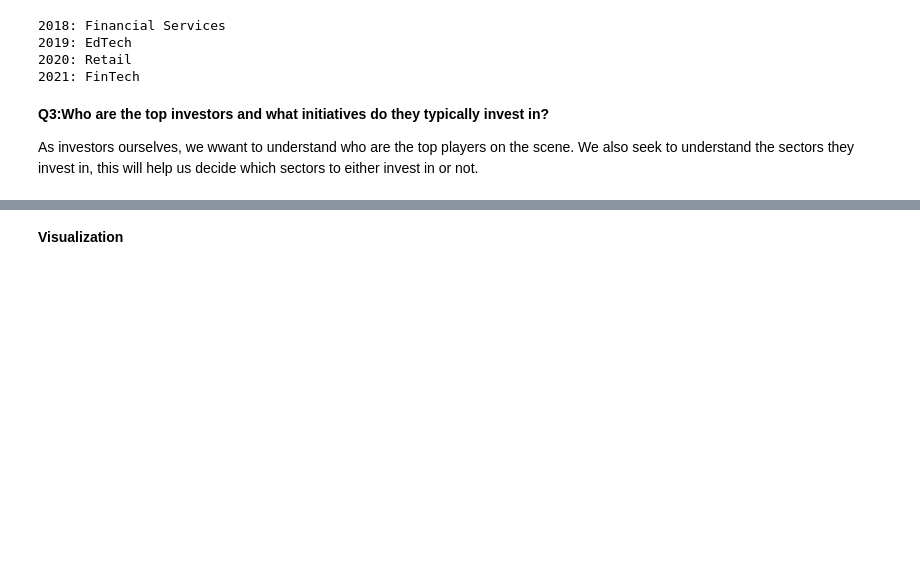
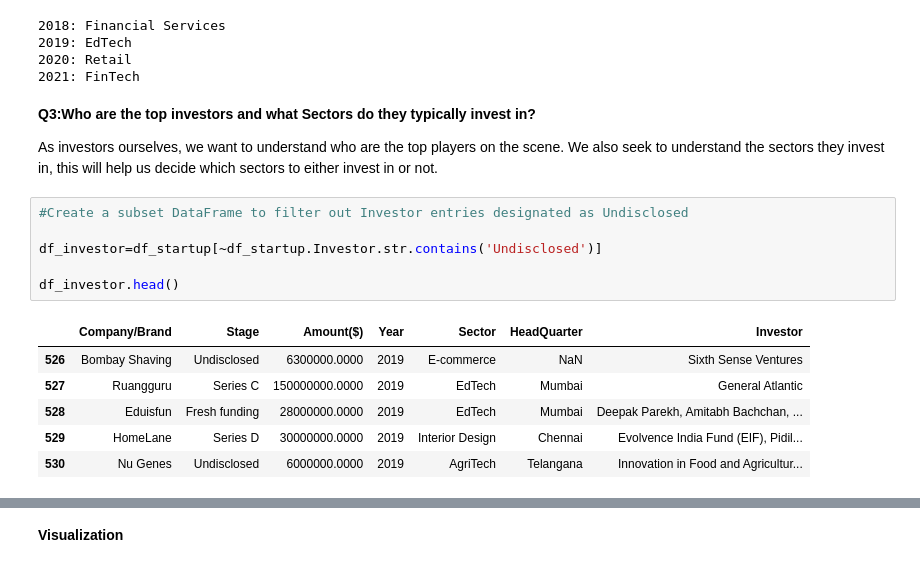
Before and after one commit to musah29/Analysis_of_Indian_Startup_Ecosystem, a Jupyter notebook: BEIJING.ipynb, the cells around one changed output, grey strips where cells are left out. Cells and saved outputs as stored; diff of their text form; blank space fills up the shorter version.

```diff
--- a/BEIJING.ipynb
+++ b/BEIJING.ipynb
@@ -501,8 +515,21 @@ for year, sector in funding_by_year_sector.items():
 2020: Retail
 2021: FinTech
 # %% [markdown]
-<b>Q3:Who are the top investors and what initiatives do they typically invest in?<b>
+<b>Q3:Who are the top investors and what Sectors do they typically invest in?<b>
 
-As investors ourselves, we wwant to understand who are the top players on the scene. We also seek to understand
+As investors ourselves, we want to understand who are the top players on the scene. We also seek to understand
 the sectors they invest in, this will help us decide which sectors to either invest in or not.
+# %%
+#Create a subset DataFrame to filter out Investor entries designated as Undisclosed
+
+df_investor=df_startup[~df_startup.Investor.str.contains('Undisclosed')]
+
+df_investor.head()
+# %% [output]
+|  | Company/Brand | Stage | Amount($) | Year | Sector | HeadQuarter | Investor |
+| 526 | Bombay Shaving | Undisclosed | 6300000.0000 | 2019 | E-commerce | NaN | Sixth Sense Ventures |
+| 527 | Ruangguru | Series C | 150000000.0000 | 2019 | EdTech | Mumbai | General Atlantic |
+| 528 | Eduisfun | Fresh funding | 28000000.0000 | 2019 | EdTech | Mumbai | Deepak Parekh, Amitabh Bachchan, ... |
+| 529 | HomeLane | Series D | 30000000.0000 | 2019 | Interior Design | Chennai | Evolvence India Fund (EIF), Pidil... |
+| 530 | Nu Genes | Undisclosed | 6000000.0000 | 2019 | AgriTech | Telangana | Innovation in Food and Agricultur... |
 # %%
```
Also changed, not shown: parts of 10 cells of this notebook.
